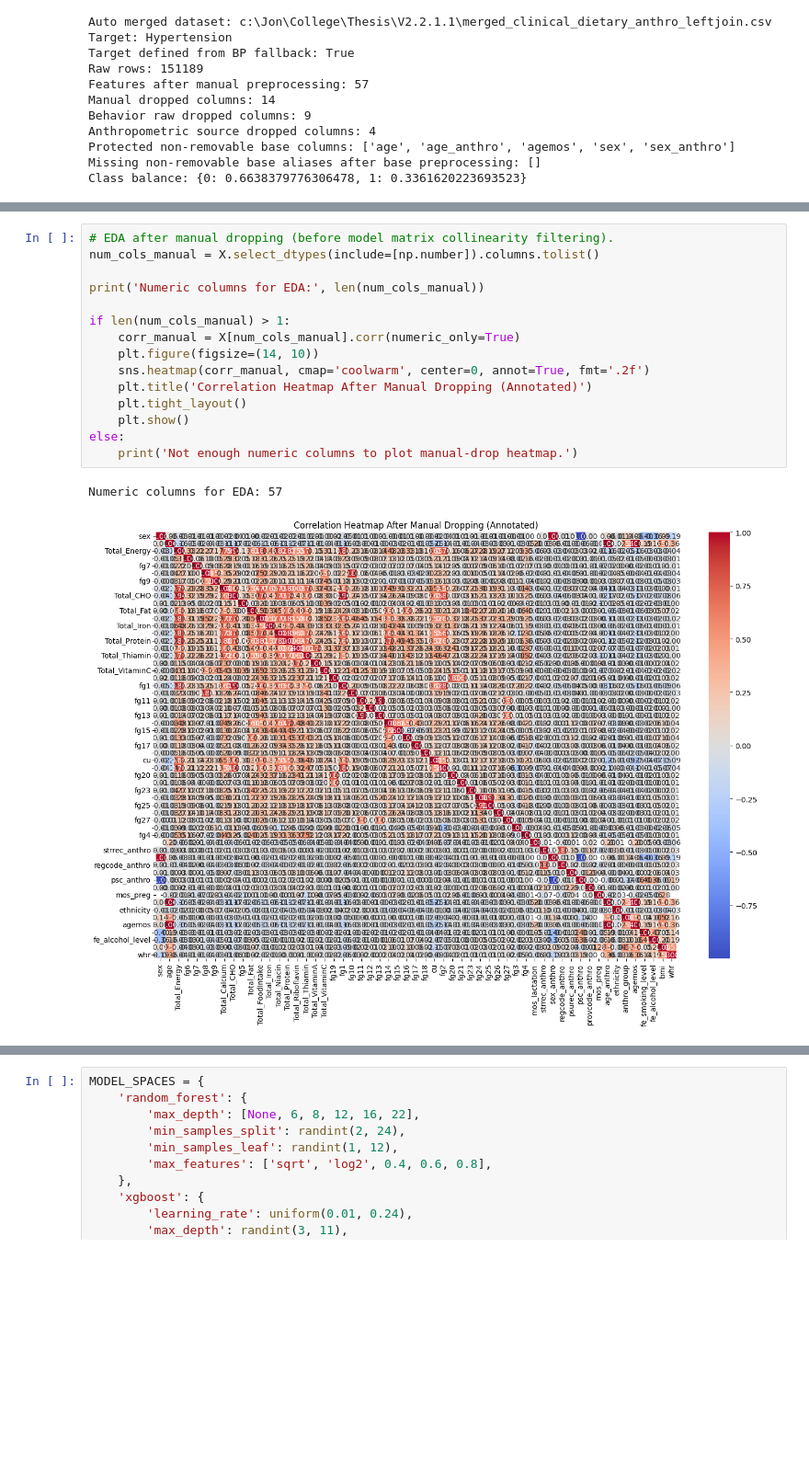
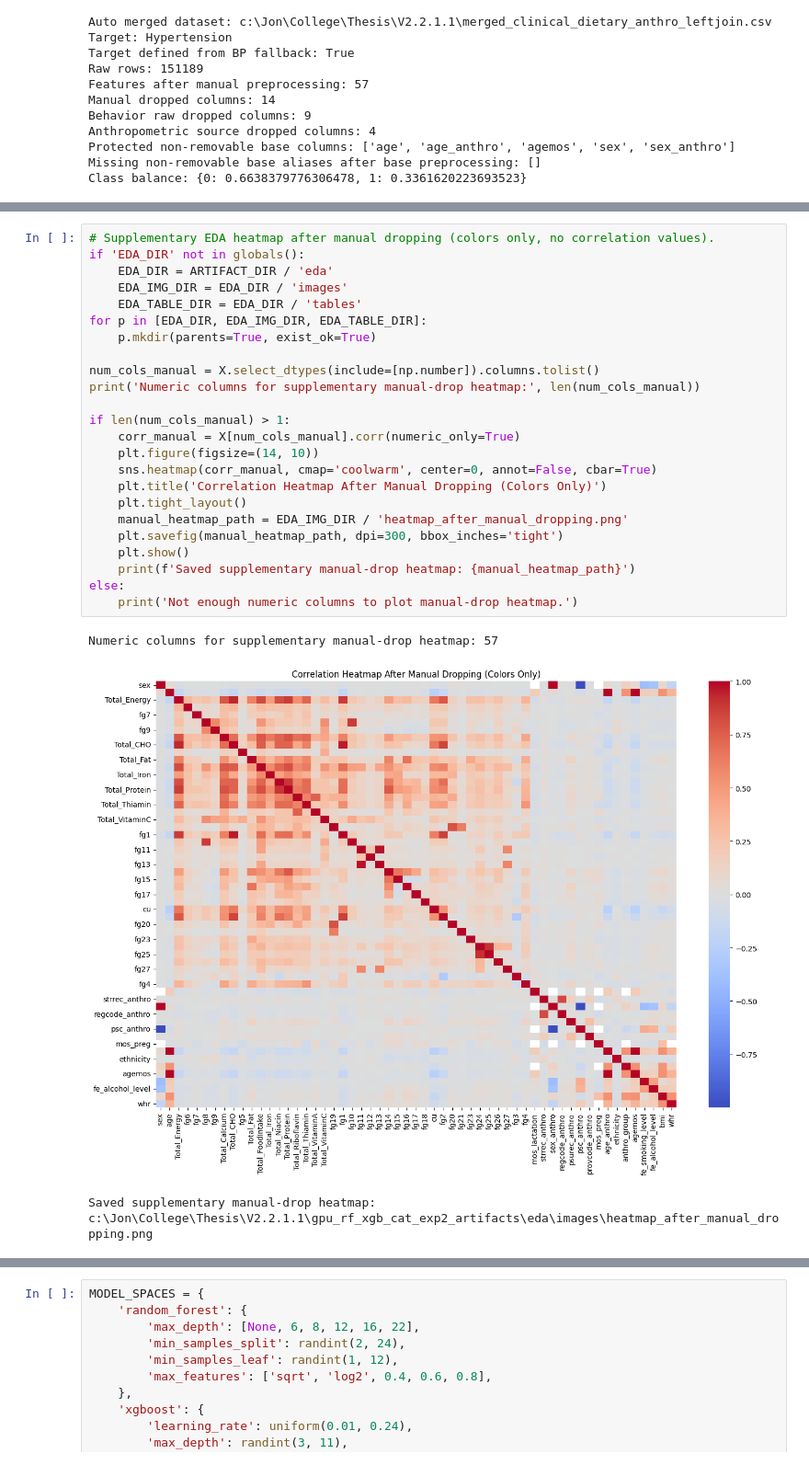
Before and after one commit to Jrbaes/Thesis-part-2, a Jupyter notebook: Main_2015_GPU_RF_XGB_CAT_RIGOROUS_OPT_exp2.ipynb, the cells around one changed output, grey strips where cells are left out. Shown at 92% size. Drawn from its saved outputs; the diff is of its cells as text; blank space fills up the shorter version.

```diff
--- a/Main_2015_GPU_RF_XGB_CAT_RIGOROUS_OPT_exp2.ipynb
+++ b/Main_2015_GPU_RF_XGB_CAT_RIGOROUS_OPT_exp2.ipynb
@@ -557,21 +656,31 @@ Class balance: {0: 0.6638379776306478, 1: 0.3361620223693523}
 # %%
-# EDA after manual dropping (before model matrix collinearity filtering).
+# Supplementary EDA heatmap after manual dropping (colors only, no correlation values).
+if 'EDA_DIR' not in globals():
+    EDA_DIR = ARTIFACT_DIR / 'eda'
+    EDA_IMG_DIR = EDA_DIR / 'images'
+    EDA_TABLE_DIR = EDA_DIR / 'tables'
+for p in [EDA_DIR, EDA_IMG_DIR, EDA_TABLE_DIR]:
+    p.mkdir(parents=True, exist_ok=True)
+
 num_cols_manual = X.select_dtypes(include=[np.number]).columns.tolist()
-
-print('Numeric columns for EDA:', len(num_cols_manual))
+print('Numeric columns for supplementary manual-drop heatmap:', len(num_cols_manual))
 
 if len(num_cols_manual) > 1:
     corr_manual = X[num_cols_manual].corr(numeric_only=True)
     plt.figure(figsize=(14, 10))
-    sns.heatmap(corr_manual, cmap='coolwarm', center=0, annot=True, fmt='.2f')
-    plt.title('Correlation Heatmap After Manual Dropping (Annotated)')
+    sns.heatmap(corr_manual, cmap='coolwarm', center=0, annot=False, cbar=True)
+    plt.title('Correlation Heatmap After Manual Dropping (Colors Only)')
     plt.tight_layout()
+    manual_heatmap_path = EDA_IMG_DIR / 'heatmap_after_manual_dropping.png'
+    plt.savefig(manual_heatmap_path, dpi=300, bbox_inches='tight')
     plt.show()
+    print(f'Saved supplementary manual-drop heatmap: {manual_heatmap_path}')
 else:
     print('Not enough numeric columns to plot manual-drop heatmap.')
 # %% [output]
-Numeric columns for EDA: 57
+Numeric columns for supplementary manual-drop heatmap: 57
-[figure, old version]
+[figure, new version]
+Saved supplementary manual-drop heatmap: c:\Jon\College\Thesis\V2.2.1.1\gpu_rf_xgb_cat_exp2_artifacts\eda\images\heatmap_after_manual_dropping.png
 # %%
 X_train, X_tmp, y_train, y_tmp = train_test_split(
     X, y, test_size=0.30, random_state=RANDOM_SEED, stratify=y
```
Also changed, not shown: parts of 4 cells of this notebook, 5 other files.
